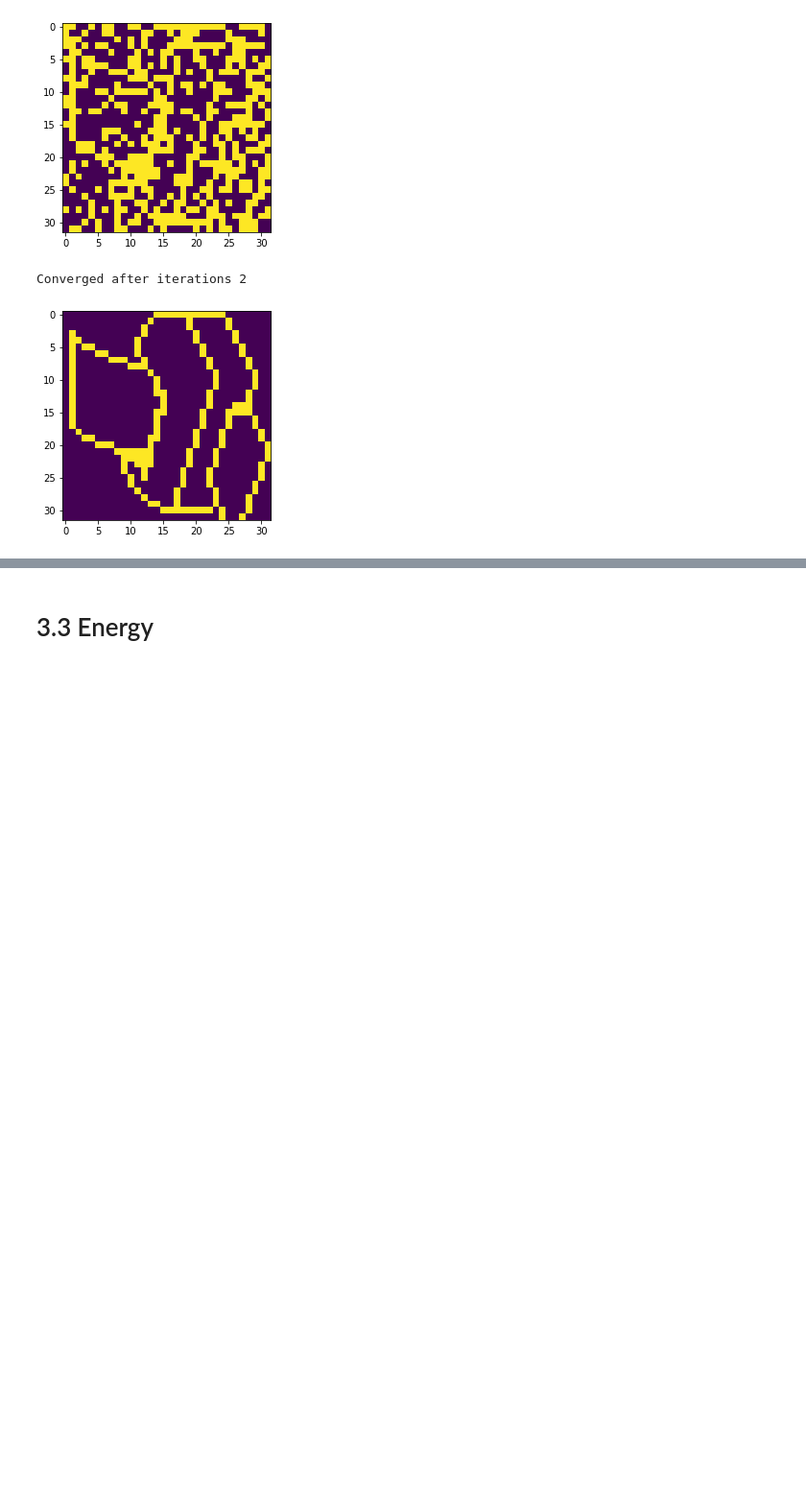
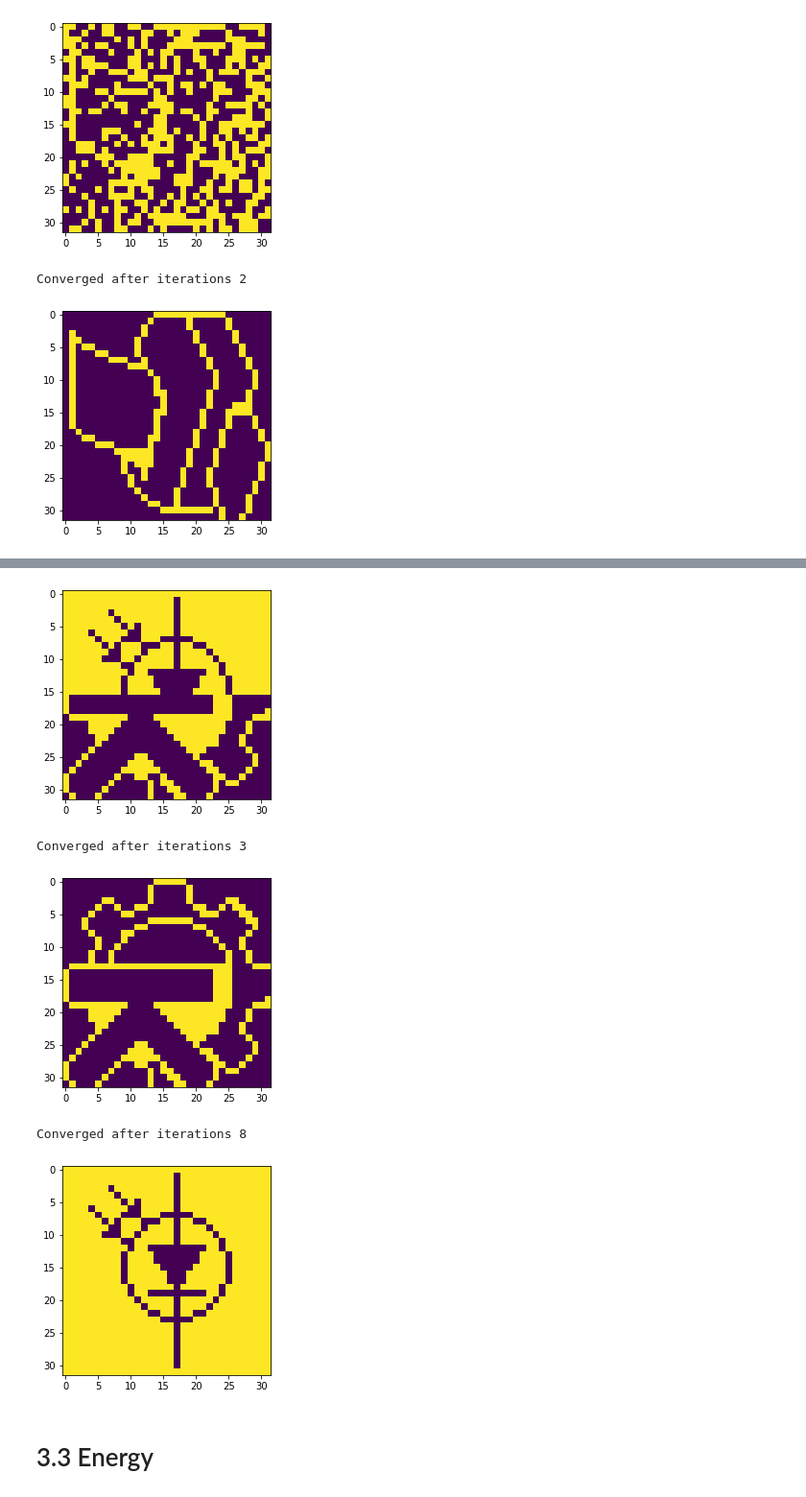
Before and after one commit to KevinArmbruster/ml_lab, a Jupyter notebook: Lab3/Lab3.ipynb, the cells around one changed output, grey strips where cells are left out. Shown at 96% size. Cells and saved outputs as stored; diff of their text form; code cells hidden in the pictures; blank space fills up the shorter version.

```diff
--- a/Lab3/Lab3.ipynb
+++ b/Lab3/Lab3.ipynb
@@ -53,9 +53,10 @@ def asynchronous_update(X, W):
 def random_asynchronous_update(X, W):
     new_X = np.atleast_2d(X.copy())
 
-    for i in range(new_X.shape[1]):  #update column after column
-        update_i = W[i] @ new_X.T
-        new_X[:, i] = sign(update_i).T
+    for _ in range(new_X.shape[1]):  #update column after column
+        rnd = np.random.randint(low=0, high=new_X.shape[1])
+        update_i = W[rnd] @ new_X.T
+        new_X[:, rnd] = sign(update_i).T
     return new_X
 
 
@@ -473,0 +477,18 @@ Converged after iterations 2
+# %%
+show(p10)
+
+try:
+    memory = recall_asynchronous(p10, W)
+    index = find_pattern_and_return_index(X, memory)
+    show(X[index])
+except:
+    pass
+
+try:
+    memory = recall_random_asynchronous(p10, W)
+    index = find_pattern_and_return_index(X, memory)
+    show(X[index])
+except:
+    pass
+
+###### only random asyn recalls most of the time
@@ -474,2 +501,26 @@ Converged after iterations 2
+# %%
+show(p11)
+
+try:
+    memory = recall_asynchronous(p11, W)
+    index = find_pattern_and_return_index(X, memory)
+    show(X[index])
+except:
+    pass
+
+try:
+    memory = recall_random_asynchronous(p11, W)
+    index = find_pattern_and_return_index(X, memory)
+    show(X[index])
+except:
+    pass
+
+###### both identify relative reliably one of the source patterns => BUT often the different patterns
+# %% [output]
+[figure, added]
+Converged after iterations 3
+[figure, added]
+Converged after iterations 8
+[figure, added]
 # %% [markdown]
 # 3.3 Energy
```
Also changed, not shown: parts of 2 cells of this notebook.
